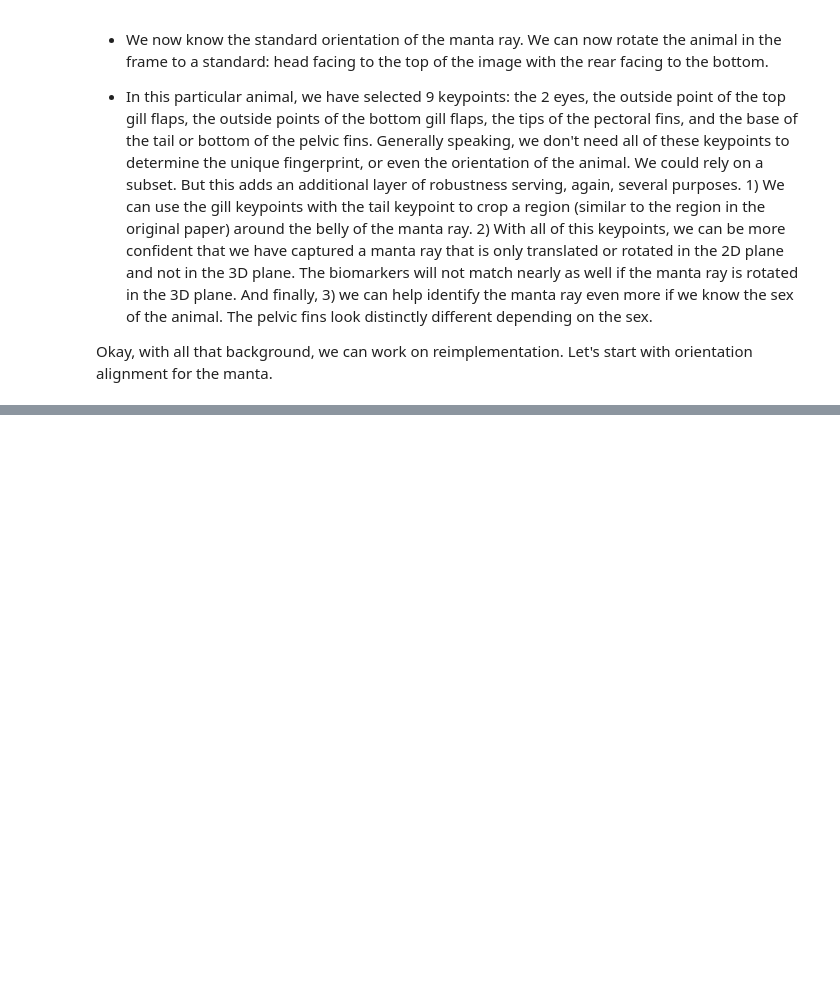
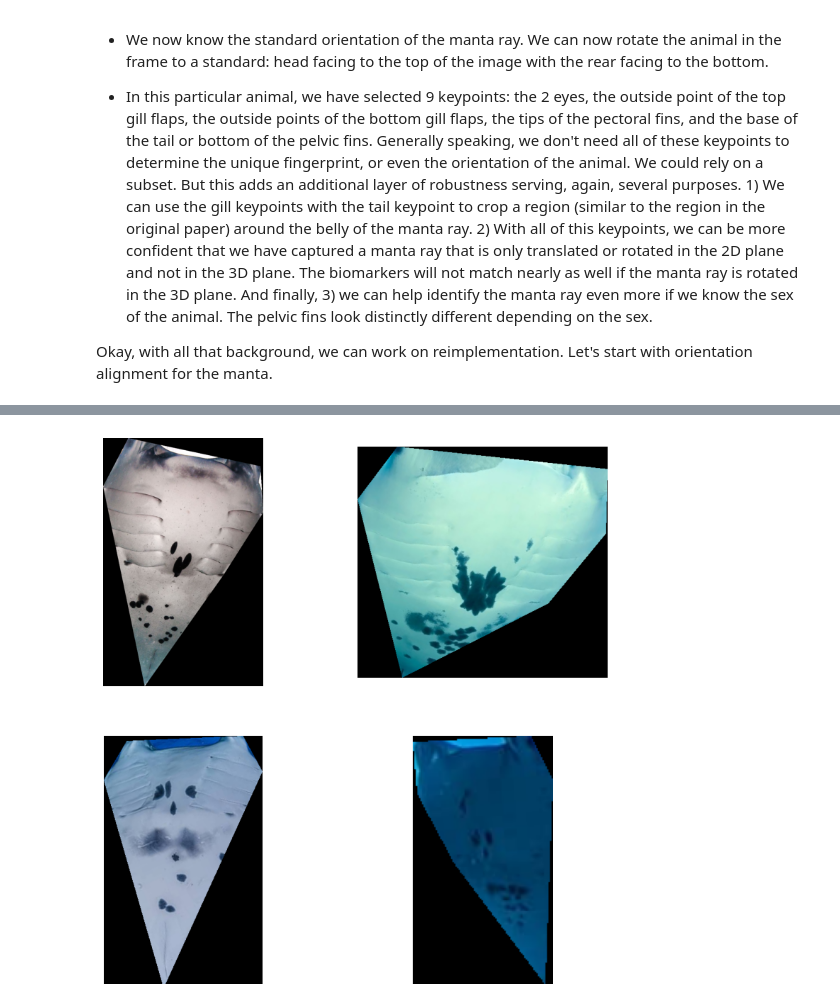
Before and after one commit to jackmead515/jackmead515.github.io, a Jupyter notebook: _blogs/manta_fingerprint_identification/manta_fingerprint_identification.ipynb, the cells around one changed output, grey strips where cells are left out. Drawn from its saved outputs; the diff is of its cells as text; code cells hidden in the pictures; blank space fills up the shorter version.

```diff
--- a/_blogs/manta_fingerprint_identification/manta_fingerprint_identification.ipynb
+++ b/_blogs/manta_fingerprint_identification/manta_fingerprint_identification.ipynb
@@ -198,0 +201,17 @@ Now, admittedly, this isn't the most robust solution. We could implement a more
+# %%
+for manta in mantas:
+    center, angle, axis_1, axis_2 = manta['orientation']
+
+    points = manta['keypoints'].copy()
+
+    for i in range(len(points)):
+        x, y = points[i]
+        x -= center[0]
+        y -= center[1]
+
+        x_new = x * np.cos(-angle) - y * np.sin(-angle)
+        y_new = x * np.sin(-angle) + y * np.cos(-angle)
+
+        points[i] = [x_new + center[0], y_new + center[1]]
+
+    manta['rotated_keypoints'] = points
@@ -198,0 +229,51 @@ Now, admittedly, this isn't the most robust solution. We could implement a more
+# %%
+fig, axes = plt.subplots(2, 2, figsize=(10, 10))
+
+for manta, ax in zip(mantas, axes.flatten()):
+    frame = cv2.imread(manta['image'])
+
+    # crop the frame to the bounding box of the manta
+    x, y, w, h = manta['box']
+    frame = frame[int(y):int(y+h), int(x):int(x+w)]
+
+    image_size = (frame.shape[1], frame.shape[0])
+    line_width = max(int(min(image_size) * 0.005), 1)
+    circle_radius = int(min(image_size) * 0.02)
+
+    center, angle, axis_1, axis_2 = manta['orientation']
+
+    rows, cols, _ = frame.shape
+    frame_matrix = cv2.getRotationMatrix2D(center, np.rad2deg(angle), 1)
+    frame = cv2.warpAffine(frame, frame_matrix, (cols, rows))
+
+    # we discard the pectoral fin keypoints to focus
+    # on the central body of the manta
+    hull = np.array([
+        get_body_part("eye_1", manta['rotated_keypoints']),
+        get_body_part("eye_2", manta['rotated_keypoints']),
+        get_body_part("gill_1", manta['rotated_keypoints']),
+        get_body_part("gill_2", manta['rotated_keypoints']),
+        get_body_part("gill_3", manta['rotated_keypoints']),
+        get_body_part("gill_4", manta['rotated_keypoints']),
+        get_body_part("pelvic", manta['rotated_keypoints']),
+    ]).astype(np.int32)
+
+    hull = cv2.convexHull(hull)
+
+    mask = np.zeros_like(frame)
+    cv2.fillPoly(mask, [hull], (255, 255, 255))
+    frame = cv2.bitwise_and(frame, mask)
+
+    hull_box = cv2.boundingRect(hull)
+    x, y, w, h = hull_box
+
+    frame = frame[y:y+h, x:x+w]
+
+    manta['cropped_hull'] = frame.copy()
+
+    ax.imshow(cv2.cvtColor(frame, cv2.COLOR_BGR2RGB))
+    ax.axis('off')
+
+plt.show()
+# %% [output]
+[figure, added]
```
Also changed, not shown: parts of 20 cells of this notebook, 2 other files.
